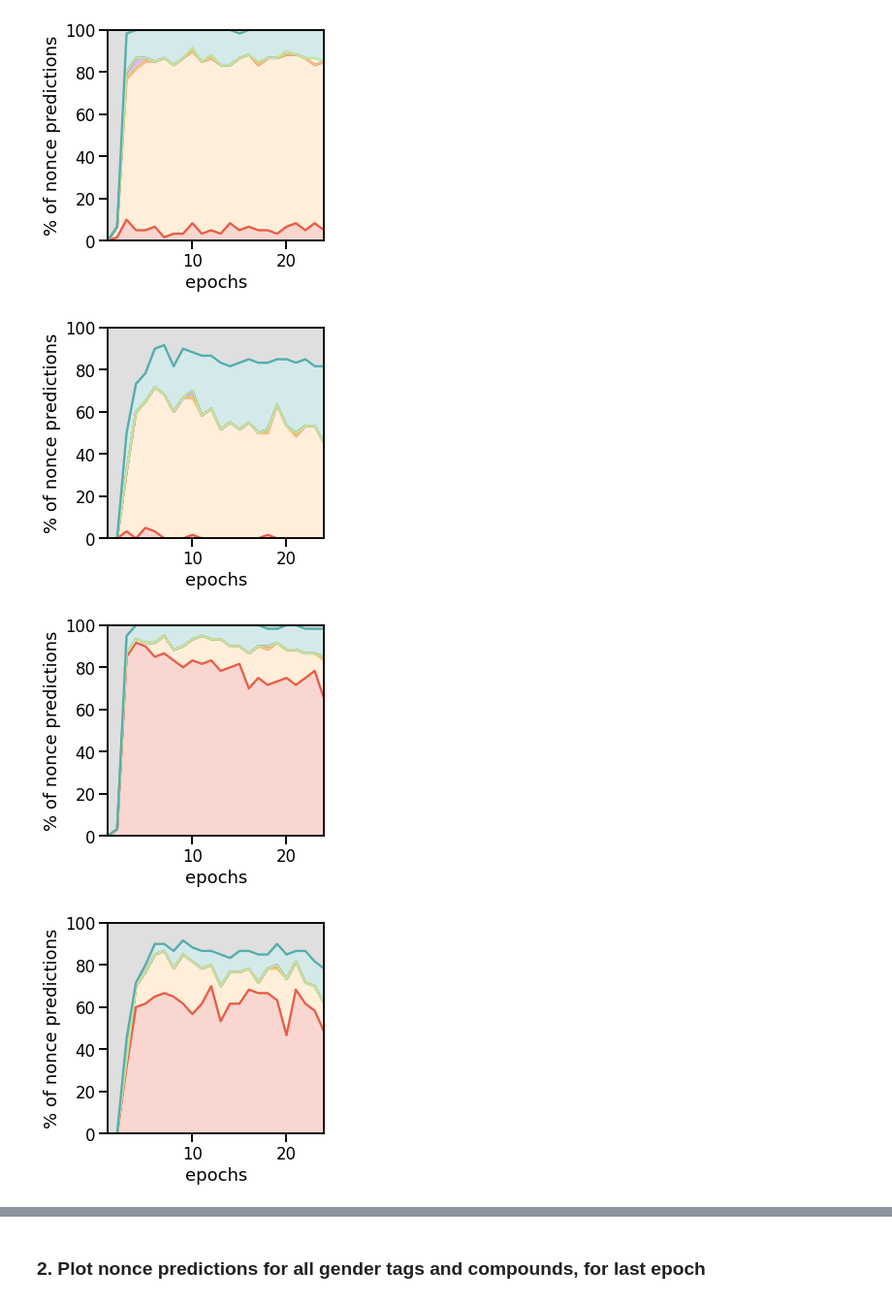
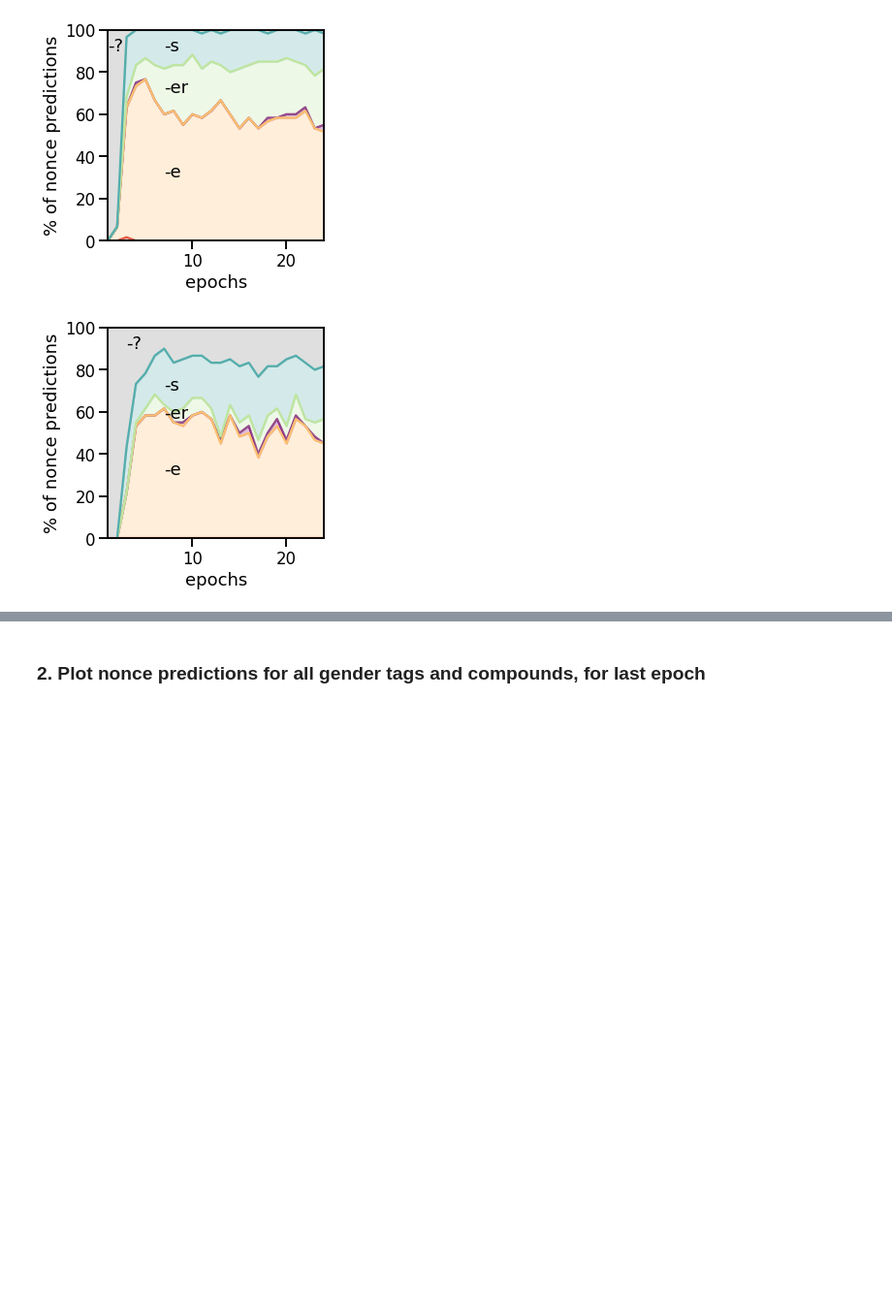
Before and after one commit to i-machine-think/morphology_and_generalisation, a Jupyter notebook: behavioural/visualise_nonce.ipynb, the cells around one changed output, grey strips where cells are left out. Shown at 97% size. Cells and saved outputs as stored; diff of their text form; code cells hidden in the pictures; blank space fills up the shorter version.

```diff
--- a/behavioural/visualise_nonce.ipynb
+++ b/behavioural/visualise_nonce.ipynb
@@ -132,24 +94,28 @@ def plot(tag, top):
         plt.ylabel("% of nonce predictions")
         plt.ylim(0, 100)
         plt.xlim(1, 24)
-        #plt.title(f"{setup} - {TAG} - top {TOP}")
-
         if setup == "non_rhyme" and top == 1 and tag == "n":
-            plt.legend(bbox_to_anchor=(1, 1.05), frameon=False)
+            #plt.legend(bbox_to_anchor=(1, 1.05), frameon=False)
+            plt.text(3, 90, "-?")
+            plt.text(7, 30, "-e")
+            plt.text(7, 57, "-er")
+            plt.text(7, 70, "-s")
         else:
-            plt.legend([], [], frameon=False)
+            plt.text(1, 90, "-?")
+            plt.text(7, 30, "-e")
+            plt.text(7, 70, "-er")
+            plt.text(7, 90, "-s")
+        plt.legend([], [], frameon=False)
         plt.savefig(f"figures/nonce_setup={setup}_top={top}_tag={tag}.pdf", bbox_inches="tight")
 
     return predicted_classes_rhyme, predicted_classes_non_rhyme, final_epochs
 # %%
-predicted_classes_rhyme, predicted_classes_non_rhyme, final_epochs_m = plot("m", 1)
-predicted_classes_rhyme, predicted_classes_non_rhyme, final_epochs_f = plot("f", 1)
+# predicted_classes_rhyme, predicted_classes_non_rhyme, final_epochs_m = plot("m", 1)
+# predicted_classes_rhyme, predicted_classes_non_rhyme, final_epochs_f = plot("f", 1)
 predicted_classes_rhyme, predicted_classes_non_rhyme, final_epochs_n = plot("n", 1)
-predicted_classes_rhyme, predicted_classes_non_rhyme, final_epochs_zahn = plot("compound_zahn", 1)
-predicted_classes_rhyme, predicted_classes_non_rhyme, final_epochs_tier = plot("compound_tier", 1)
-predicted_classes_rhyme, predicted_classes_non_rhyme, final_epochs_hand = plot("compound_hand", 1)
+# predicted_classes_rhyme, predicted_classes_non_rhyme, final_epochs_zahn = plot("compound_zahn", 1)
+# predicted_classes_rhyme, predicted_classes_non_rhyme, final_epochs_tier = plot("compound_tier", 1)
+# predicted_classes_rhyme, predicted_classes_non_rhyme, final_epochs_hand = plot("compound_hand", 1)
 # %% [output]
-[figure, old version]
+[figure, new version]
-[figure, old version]
+[figure, new version]
-[figure, removed]
-[figure, removed]
```
Also changed, not shown: parts of 6 cells of this notebook, 5 other files.
